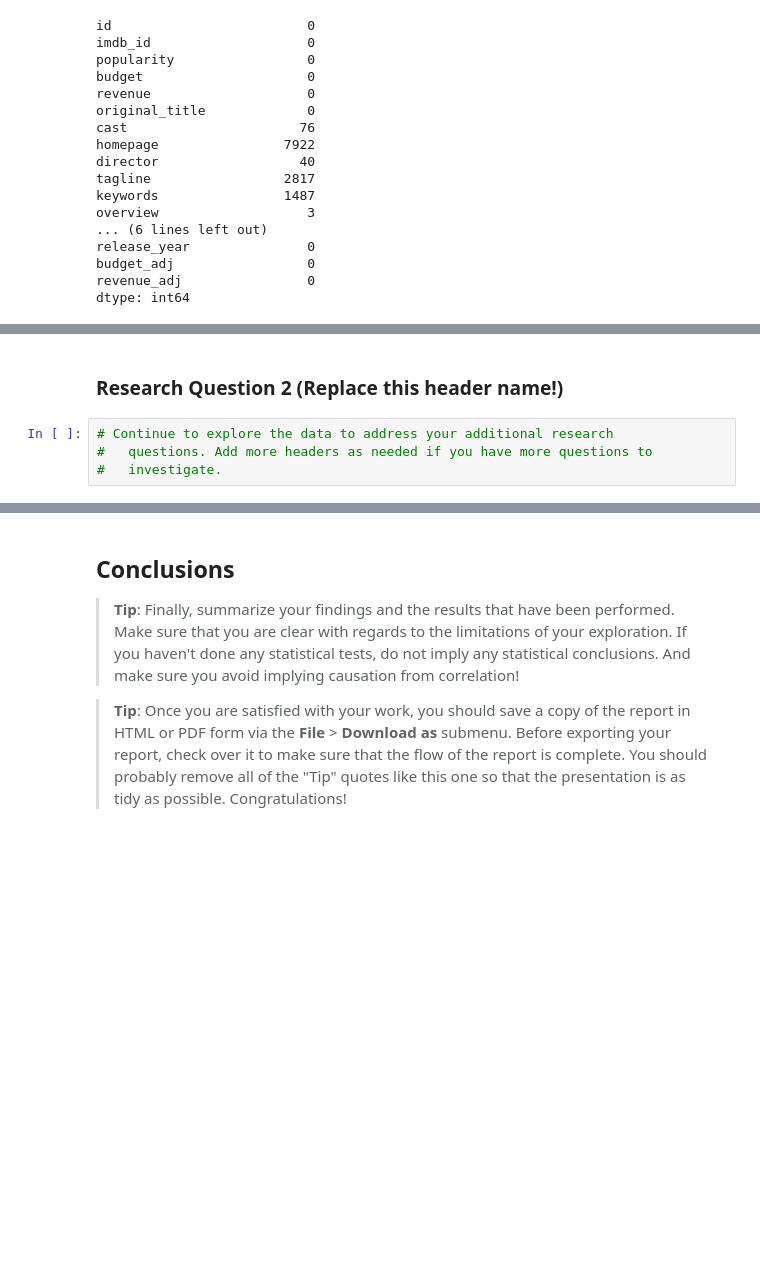
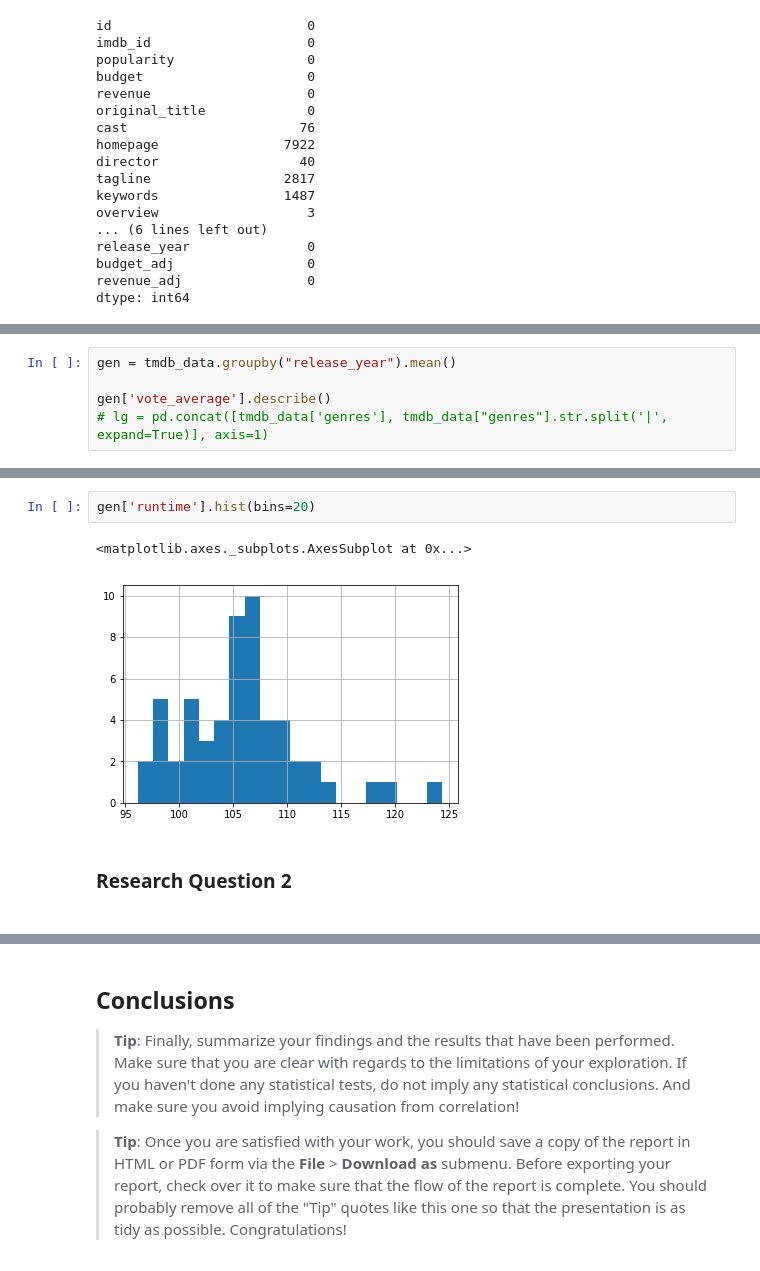
Before and after one commit to AnishReddyRavula/Investigating-Movie-DataBase, a Jupyter notebook: Investigation.ipynb, the cells around one changed output, grey strips where cells are left out. Drawn from its saved outputs; the diff is of its cells as text; blank space fills up the shorter version.

```diff
--- a/Investigation.ipynb
+++ b/Investigation.ipynb
@@ -130,0 +235,5 @@ dtype: int64
+# %%
+gen = tmdb_data.groupby("release_year").mean()
+
+gen['vote_average'].describe()
+# lg = pd.concat([tmdb_data['genres'], tmdb_data["genres"].str.split('|', expand=True)], axis=1)
@@ -131,6 +250,9 @@ dtype: int64
+# %%
+gen['runtime'].hist(bins=20)
+# %% [output]
+<matplotlib.axes._subplots.AxesSubplot at 0x...>
+[figure, added]
 # %% [markdown]
-### Research Question 2  (Replace this header name!)
+### Research Question 2
+
+>###
-# %%
-# Continue to explore the data to address your additional research
-#   questions. Add more headers as needed if you have more questions to
-#   investigate.
```
Also changed, not shown: parts of 35 cells of this notebook.
